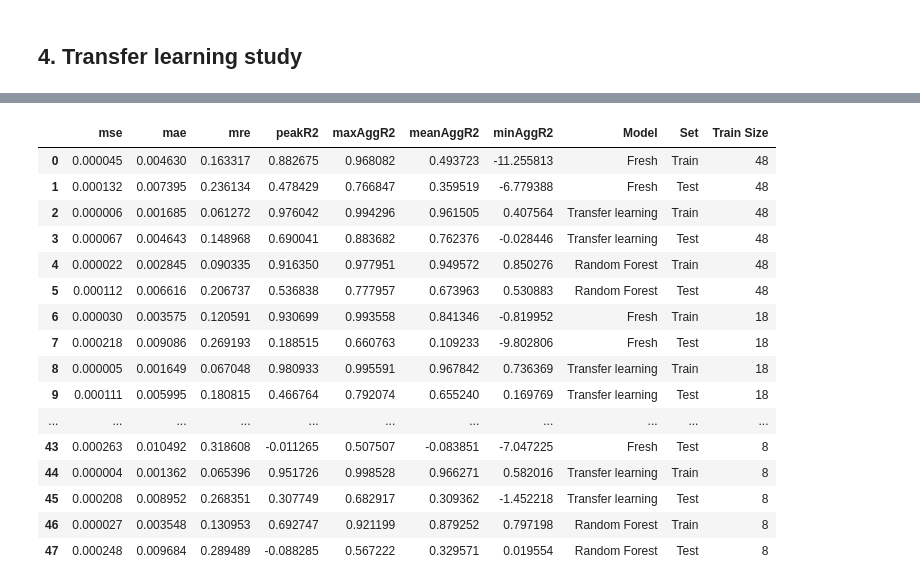
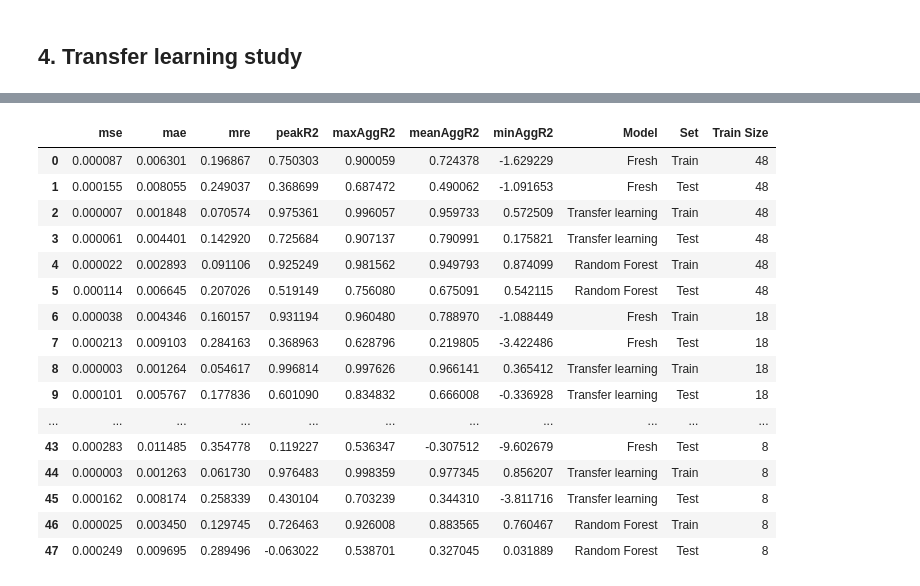
Before and after one commit to ewhalen12/gcnSurrogate, a Jupyter notebook: transferLearningTests.ipynb, the cells around one changed output, grey strips where cells are left out. Drawn from its saved outputs; the diff is of its cells as text; code cells hidden in the pictures.

```diff
--- a/transferLearningTests.ipynb
+++ b/transferLearningTests.ipynb
@@ -232,21 +224,22 @@ trained 38 random forest models in 4.34 seconds
-# %%
-df = pd.DataFrame(allResults)
-df
-# %% [output]
-|  | mse | mae | mre | peakR2 | maxAggR2 | meanAggR2 | minAggR2 | Model | Set | Train Size |
-| 0 | 0.000045 | 0.004630 | 0.163317 | 0.882675 | 0.968082 | 0.493723 | -11.255813 | Fresh | Train | 48 |
-| 1 | 0.000132 | 0.007395 | 0.236134 | 0.478429 | 0.766847 | 0.359519 | -6.779388 | Fresh | Test | 48 |
-| 2 | 0.000006 | 0.001685 | 0.061272 | 0.976042 | 0.994296 | 0.961505 | 0.407564 | Transfer learning | Train | 48 |
-| 3 | 0.000067 | 0.004643 | 0.148968 | 0.690041 | 0.883682 | 0.762376 | -0.028446 | Transfer learning | Test | 48 |
-| 4 | 0.000022 | 0.002845 | 0.090335 | 0.916350 | 0.977951 | 0.949572 | 0.850276 | Random Forest | Train | 48 |
-| 5 | 0.000112 | 0.006616 | 0.206737 | 0.536838 | 0.777957 | 0.673963 | 0.530883 | Random Forest | Test | 48 |
-| 6 | 0.000030 | 0.003575 | 0.120591 | 0.930699 | 0.993558 | 0.841346 | -0.819952 | Fresh | Train | 18 |
-| 7 | 0.000218 | 0.009086 | 0.269193 | 0.188515 | 0.660763 | 0.109233 | -9.802806 | Fresh | Test | 18 |
-| 8 | 0.000005 | 0.001649 | 0.067048 | 0.980933 | 0.995591 | 0.967842 | 0.736369 | Transfer learning | Train | 18 |
-| 9 | 0.000111 | 0.005995 | 0.180815 | 0.466764 | 0.792074 | 0.655240 | 0.169769 | Transfer learning | Test | 18 |
-| ... | ... | ... | ... | ... | ... | ... | ... | ... | ... | ... |
-| 43 | 0.000263 | 0.010492 | 0.318608 | -0.011265 | 0.507507 | -0.083851 | -7.047225 | Fresh | Test | 8 |
-| 44 | 0.000004 | 0.001362 | 0.065396 | 0.951726 | 0.998528 | 0.966271 | 0.582016 | Transfer learning | Train | 8 |
-| 45 | 0.000208 | 0.008952 | 0.268351 | 0.307749 | 0.682917 | 0.309362 | -1.452218 | Transfer learning | Test | 8 |
-| 46 | 0.000027 | 0.003548 | 0.130953 | 0.692747 | 0.921199 | 0.879252 | 0.797198 | Random Forest | Train | 8 |
-| 47 | 0.000248 | 0.009684 | 0.289489 | -0.088285 | 0.567222 | 0.329571 | 0.019554 | Random Forest | Test | 8 |
+# %%
+# df = pd.DataFrame(allResults)
+df = pd.read_csv('results/transferLrn_des9_01/testResults.csv')
+df
+# %% [output]
+|  | mse | mae | mre | peakR2 | maxAggR2 | meanAggR2 | minAggR2 | Model | Set | Train Size |
+| 0 | 0.000087 | 0.006301 | 0.196867 | 0.750303 | 0.900059 | 0.724378 | -1.629229 | Fresh | Train | 48 |
+| 1 | 0.000155 | 0.008055 | 0.249037 | 0.368699 | 0.687472 | 0.490062 | -1.091653 | Fresh | Test | 48 |
+| 2 | 0.000007 | 0.001848 | 0.070574 | 0.975361 | 0.996057 | 0.959733 | 0.572509 | Transfer learning | Train | 48 |
+| 3 | 0.000061 | 0.004401 | 0.142920 | 0.725684 | 0.907137 | 0.790991 | 0.175821 | Transfer learning | Test | 48 |
+| 4 | 0.000022 | 0.002893 | 0.091106 | 0.925249 | 0.981562 | 0.949793 | 0.874099 | Random Forest | Train | 48 |
+| 5 | 0.000114 | 0.006645 | 0.207026 | 0.519149 | 0.756080 | 0.675091 | 0.542115 | Random Forest | Test | 48 |
+| 6 | 0.000038 | 0.004346 | 0.160157 | 0.931194 | 0.960480 | 0.788970 | -1.088449 | Fresh | Train | 18 |
+| 7 | 0.000213 | 0.009103 | 0.284163 | 0.368963 | 0.628796 | 0.219805 | -3.422486 | Fresh | Test | 18 |
+| 8 | 0.000003 | 0.001264 | 0.054617 | 0.996814 | 0.997626 | 0.966141 | 0.365412 | Transfer learning | Train | 18 |
+| 9 | 0.000101 | 0.005767 | 0.177836 | 0.601090 | 0.834832 | 0.666008 | -0.336928 | Transfer learning | Test | 18 |
+| ... | ... | ... | ... | ... | ... | ... | ... | ... | ... | ... |
+| 43 | 0.000283 | 0.011485 | 0.354778 | 0.119227 | 0.536347 | -0.307512 | -9.602679 | Fresh | Test | 8 |
+| 44 | 0.000003 | 0.001263 | 0.061730 | 0.976483 | 0.998359 | 0.977345 | 0.856207 | Transfer learning | Train | 8 |
+| 45 | 0.000162 | 0.008174 | 0.258339 | 0.430104 | 0.703239 | 0.344310 | -3.811716 | Transfer learning | Test | 8 |
+| 46 | 0.000025 | 0.003450 | 0.129745 | 0.726463 | 0.926008 | 0.883565 | 0.760467 | Random Forest | Train | 8 |
+| 47 | 0.000249 | 0.009695 | 0.289496 | -0.063022 | 0.538701 | 0.327045 | 0.031889 | Random Forest | Test | 8 |
```
Also changed, not shown: parts of 7 cells of this notebook, 51 other files.
